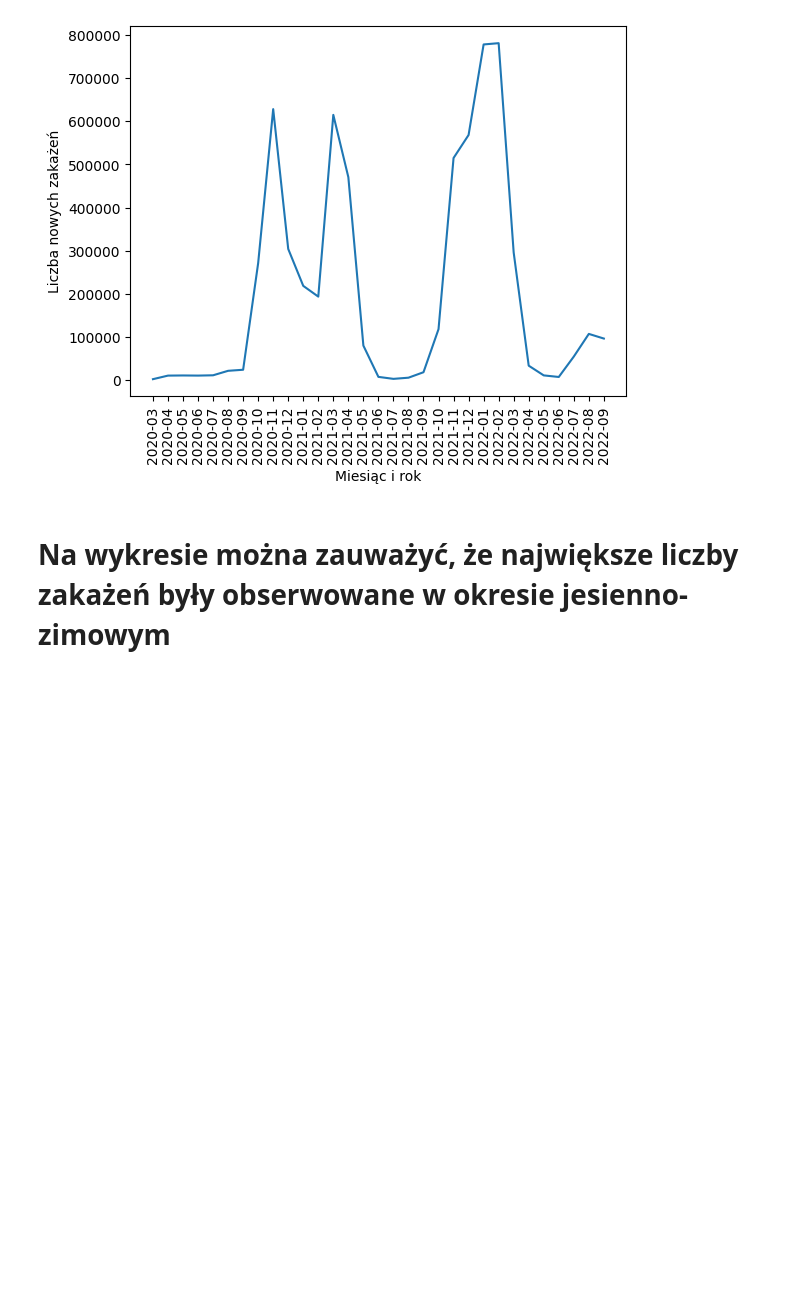
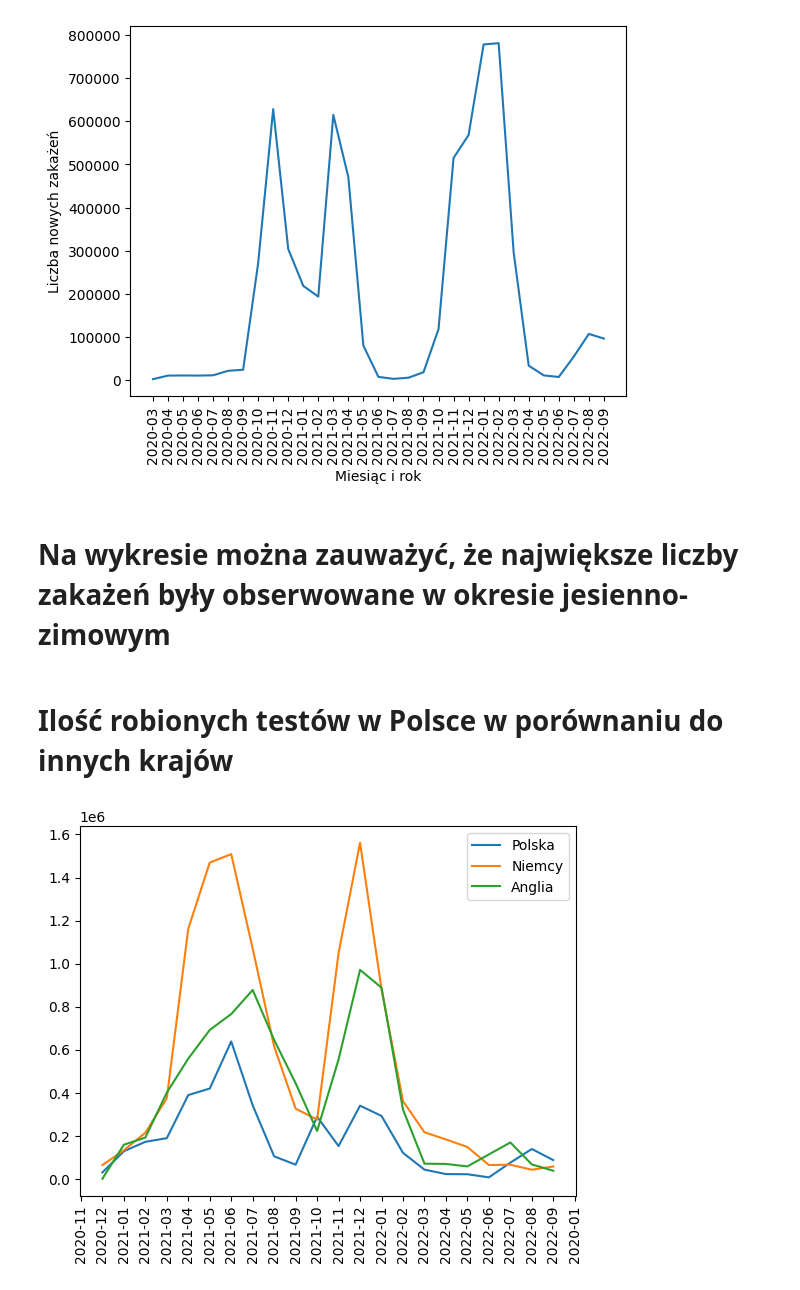
Before and after one commit to adamm553/Covid_analisys, a Jupyter notebook: covid_analisys.ipynb, the cells around one changed output. Cells and saved outputs as stored; diff of their text form; code cells hidden in the pictures; blank space fills up the shorter version.

```diff
--- a/covid_analisys.ipynb
+++ b/covid_analisys.ipynb
@@ -181,3 +200,30 @@ plt.show()
 [figure]
 # %% [markdown]
 # Na wykresie można zauważyć, że największe liczby zakażeń były obserwowane w okresie jesienno-zimowym
+# %% [markdown]
+# Ilość robionych testów w Polsce w porównaniu do innych krajów
+# %%
+poland = covid[covid['location']=='Poland']
+poland = poland[['new_vaccinations', 'date_month']]
+maks1 = poland['new_vaccinations'].sum()
+# %%
+niemiec = covid[covid['location']=='Germany']
+niemiec = niemiec[['new_vaccinations', 'date_month']]
+maks2 = niemiec['new_vaccinations'].sum()
+# %%
+fran = covid[covid['location']=='France']
+fran = fran[['new_vaccinations', 'date_month']]
+maks3 = fran['new_vaccinations'].sum()
+# %%
+x = poland.groupby('date_month').max()
+plt.xticks(rotation='vertical')
+plt.plot(x.index, x, label='Polska')
+y = niemiec.groupby('date_month').max()
+plt.xticks(rotation='vertical')
+plt.plot(y.index, y, label='Niemcy')
+z = fran.groupby('date_month').max()
+plt.plot(z.index, z, label='Anglia')
+plt.legend()
+plt.show()
+# %% [output]
+[figure, added]
```
Also changed, not shown: parts of 17 cells of this notebook.
